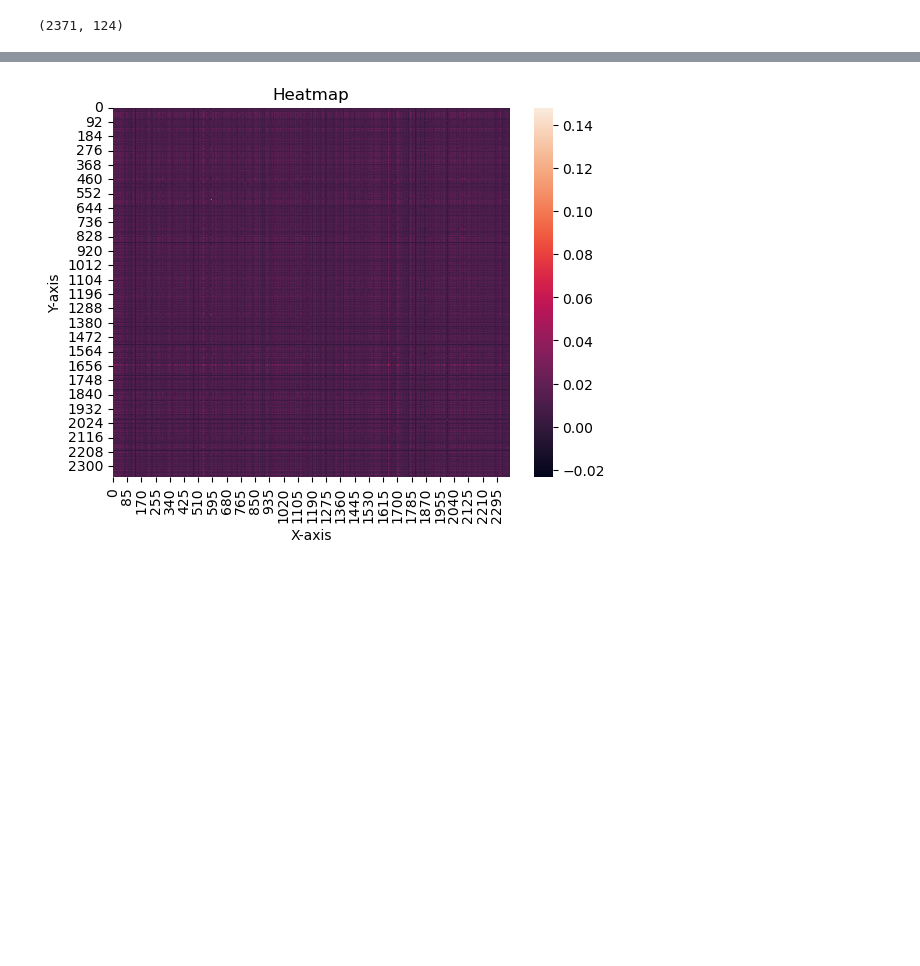
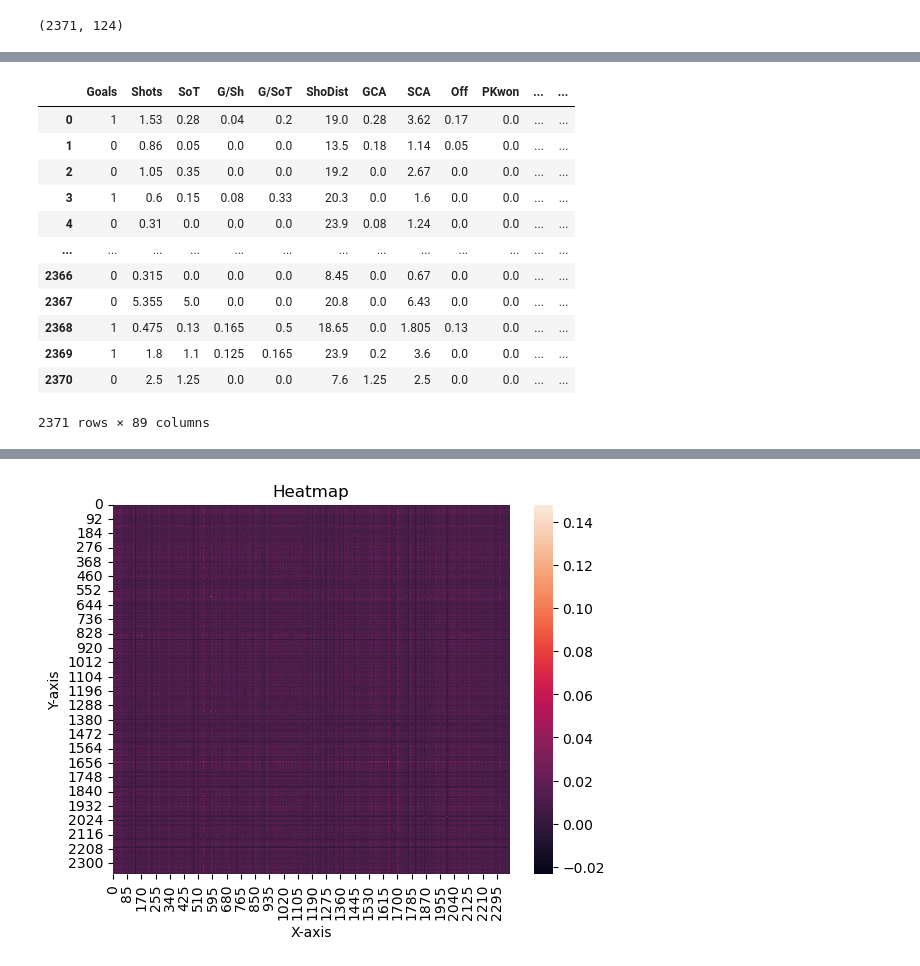
Before and after one commit to quangbui04/Football-Player-Comparison, a Jupyter notebook: football-players-visualization.ipynb, the cells around one changed output, grey strips where cells are left out. Saved outputs shown, nothing was run; the diff lists cells and outputs as text; code cells hidden in the pictures; blank space fills up the shorter version.

```diff
--- a/football-players-visualization.ipynb
+++ b/football-players-visualization.ipynb
@@ -342,0 +365,16 @@ print(df_players.shape)
+# %%
+df_players[[forward_features + midfielder_features + defender_features][0]]
+# %% [output]
+|  | Goals | Shots | SoT | G/Sh | G/SoT | ShoDist | GCA | SCA | Off | PKwon | ... | ... |
+| 0 | 1 | 1.53 | 0.28 | 0.04 | 0.2 | 19.0 | 0.28 | 3.62 | 0.17 | 0.0 | ... | ... |
+| 1 | 0 | 0.86 | 0.05 | 0.0 | 0.0 | 13.5 | 0.18 | 1.14 | 0.05 | 0.0 | ... | ... |
+| 2 | 0 | 1.05 | 0.35 | 0.0 | 0.0 | 19.2 | 0.0 | 2.67 | 0.0 | 0.0 | ... | ... |
+| 3 | 1 | 0.6 | 0.15 | 0.08 | 0.33 | 20.3 | 0.0 | 1.6 | 0.0 | 0.0 | ... | ... |
+| 4 | 0 | 0.31 | 0.0 | 0.0 | 0.0 | 23.9 | 0.08 | 1.24 | 0.0 | 0.0 | ... | ... |
+| ... | ... | ... | ... | ... | ... | ... | ... | ... | ... | ... | ... | ... |
+| 2366 | 0 | 0.315 | 0.0 | 0.0 | 0.0 | 8.45 | 0.0 | 0.67 | 0.0 | 0.0 | ... | ... |
+| 2367 | 0 | 5.355 | 5.0 | 0.0 | 0.0 | 20.8 | 0.0 | 6.43 | 0.0 | 0.0 | ... | ... |
+| 2368 | 1 | 0.475 | 0.13 | 0.165 | 0.5 | 18.65 | 0.0 | 1.805 | 0.13 | 0.0 | ... | ... |
+| 2369 | 1 | 1.8 | 1.1 | 0.125 | 0.165 | 23.9 | 0.2 | 3.6 | 0.0 | 0.0 | ... | ... |
+| 2370 | 0 | 2.5 | 1.25 | 0.0 | 0.0 | 7.6 | 1.25 | 2.5 | 0.0 | 0.0 | ... | ... |
+2371 rows × 89 columns
```
Also changed, not shown: parts of 9 cells of this notebook.
